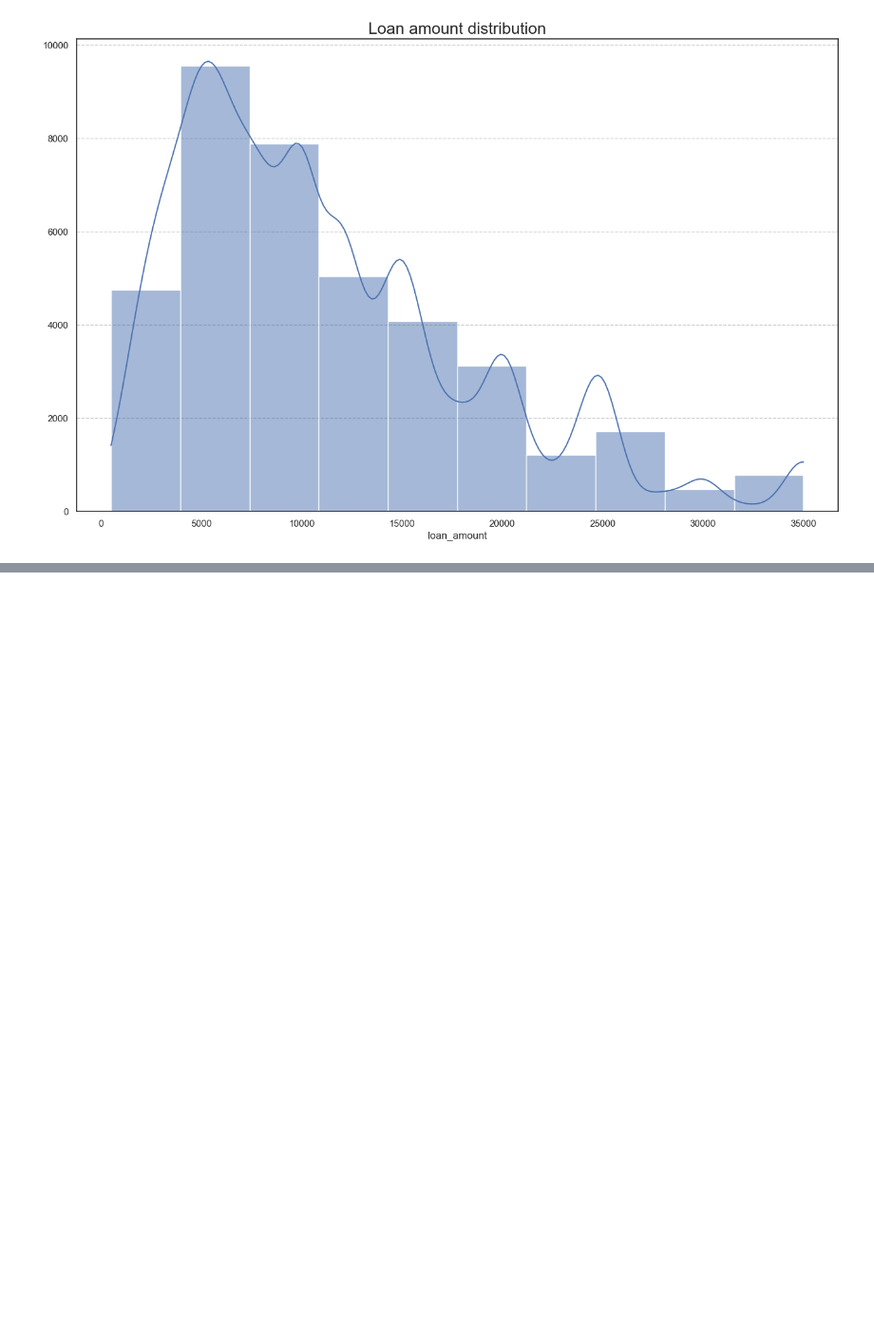
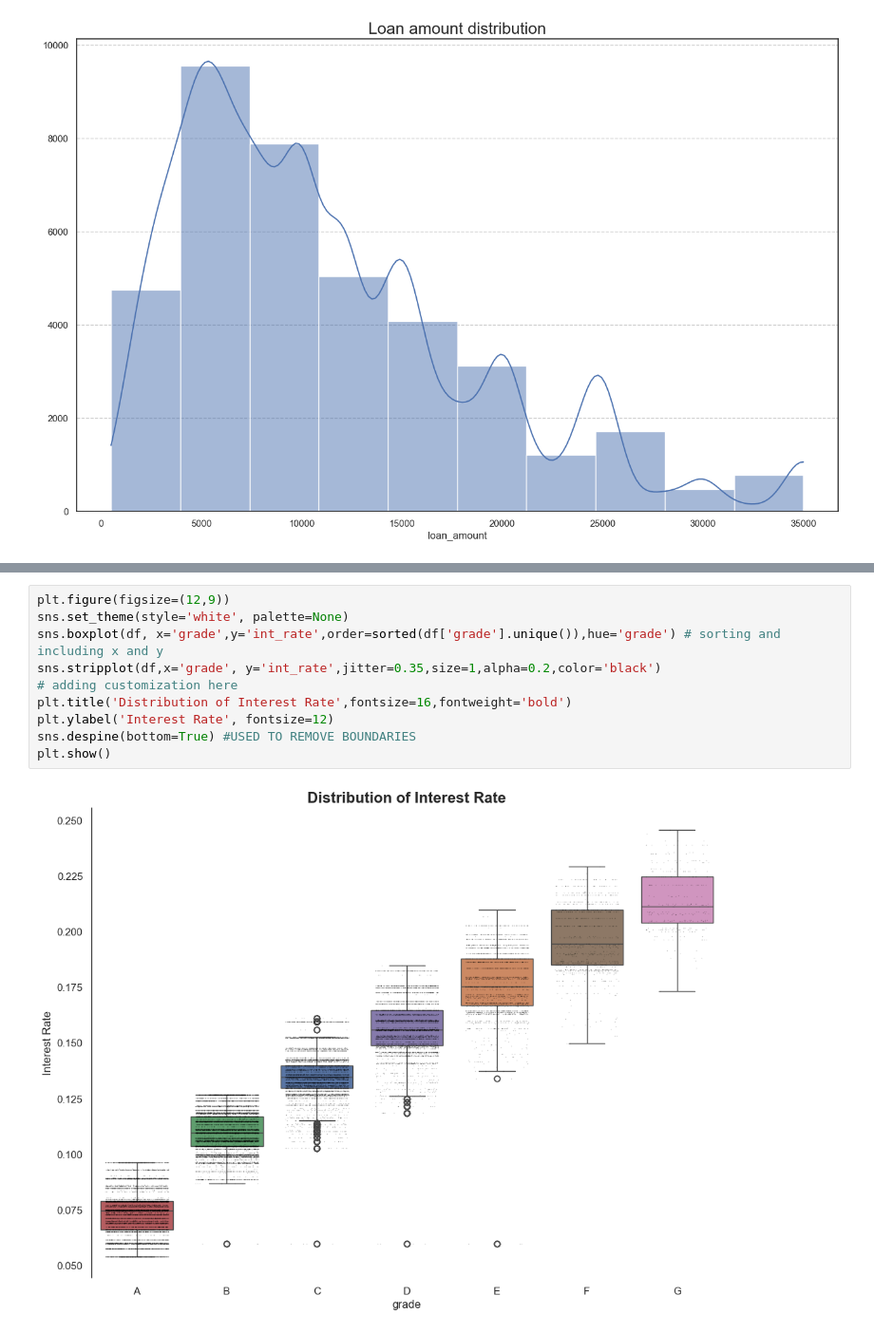
Before and after one commit to kanchanasubramani/Pandas-Matplotlib-Seaborn, a Jupyter notebook: seaborn.ipynb, the cells around one changed output, grey strips where cells are left out. Shown at 95% size. Drawn from its saved outputs; the diff is of its cells as text; blank space fills up the shorter version.

```diff
--- a/seaborn.ipynb
+++ b/seaborn.ipynb
@@ -301,0 +345,12 @@ plt.show()
+# %%
+plt.figure(figsize=(12,9))
+sns.set_theme(style='white', palette=None)
+sns.boxplot(df, x='grade',y='int_rate',order=sorted(df['grade'].unique()),hue='grade') # sorting and including x and y
+sns.stripplot(df,x='grade', y='int_rate',jitter=0.35,size=1,alpha=0.2,color='black')
+# adding customization here
+plt.title('Distribution of Interest Rate',fontsize=16,fontweight='bold')
+plt.ylabel('Interest Rate', fontsize=12)
+sns.despine(bottom=True) #USED TO REMOVE BOUNDARIES
+plt.show()
+# %% [output]
+[figure, added]
```
Also changed, not shown: parts of 19 cells of this notebook.
